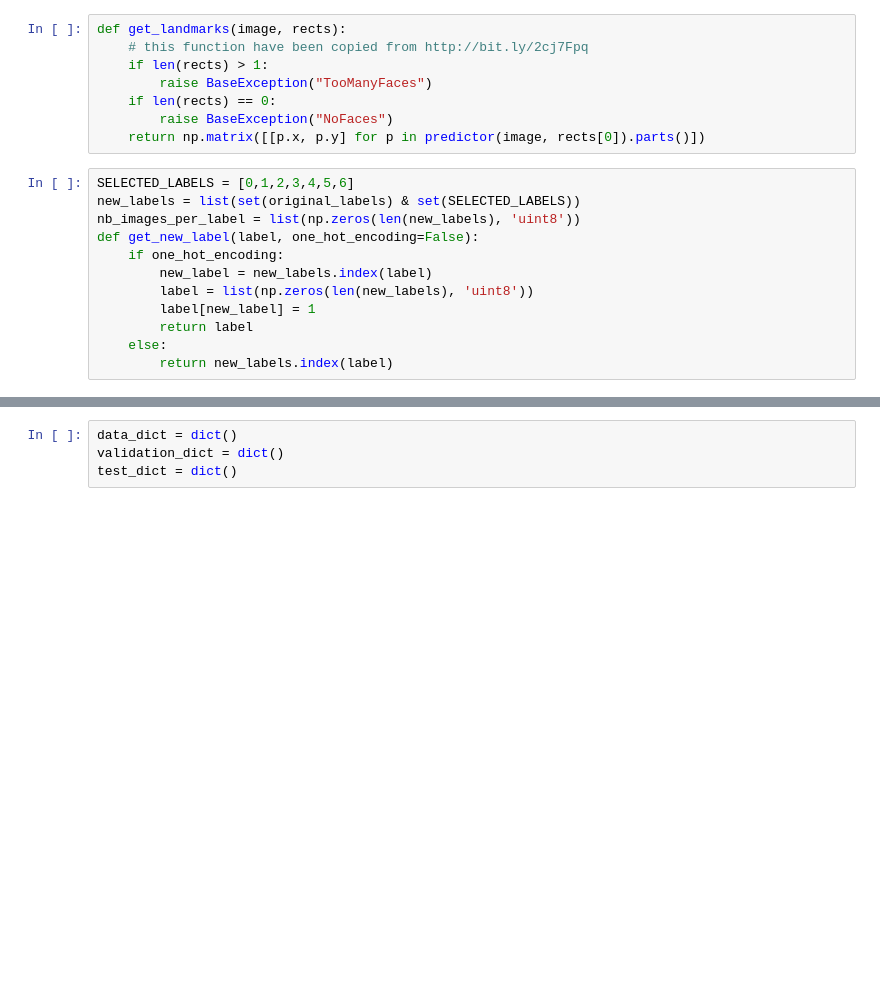
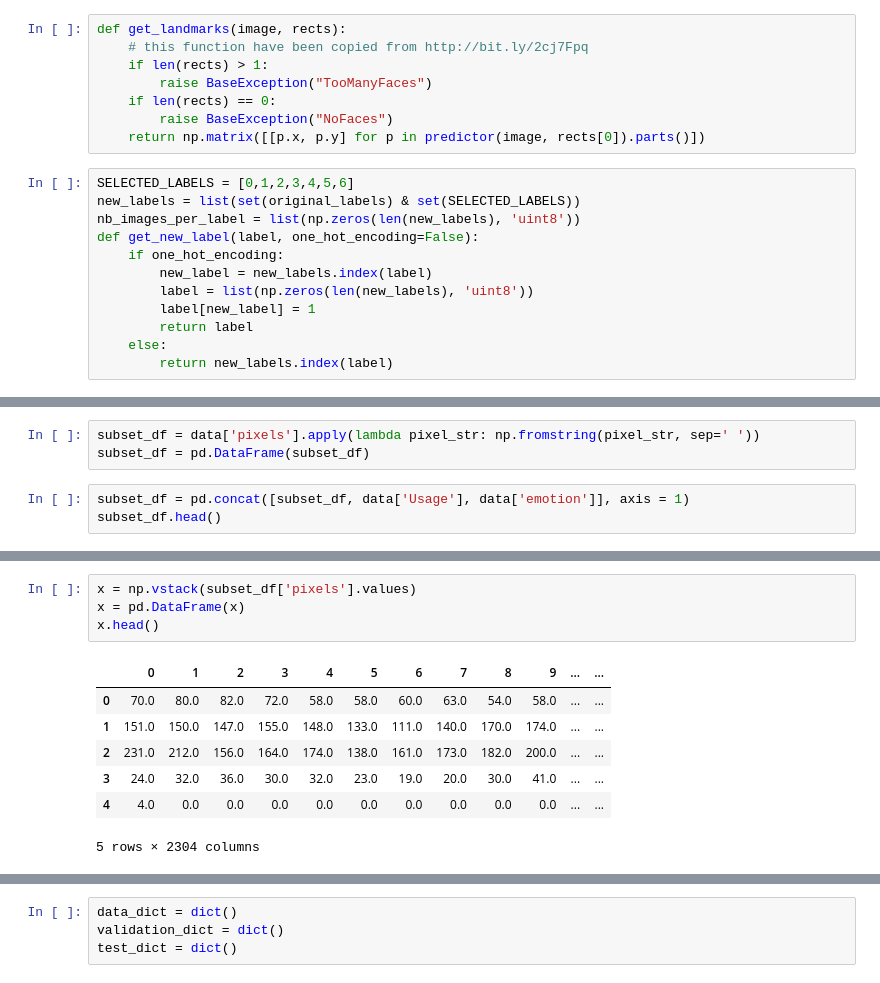
Before and after one commit to nagula-ritvika/emotion-recognition, a Jupyter notebook: SVM_FER.ipynb, the cells around one changed output, grey strips where cells are left out. Saved outputs shown, nothing was run; the diff lists cells and outputs as text; blank space fills up the shorter version.

```diff
--- a/SVM_FER.ipynb
+++ b/SVM_FER.ipynb
@@ -39,0 +57,6 @@ data = pd.read_csv('fer2013.csv')
+# %%
+subset_df = data['pixels'].apply(lambda pixel_str: np.fromstring(pixel_str, sep=' '))
+subset_df = pd.DataFrame(subset_df)
+# %%
+subset_df = pd.concat([subset_df, data['Usage'], data['emotion']], axis = 1)
+subset_df.head()
@@ -39,0 +70,12 @@ data = pd.read_csv('fer2013.csv')
+# %%
+x = np.vstack(subset_df['pixels'].values)
+x = pd.DataFrame(x)
+x.head()
+# %% [output]
+|  | 0 | 1 | 2 | 3 | 4 | 5 | 6 | 7 | 8 | 9 | ... | ... |
+| 0 | 70.0 | 80.0 | 82.0 | 72.0 | 58.0 | 58.0 | 60.0 | 63.0 | 54.0 | 58.0 | ... | ... |
+| 1 | 151.0 | 150.0 | 147.0 | 155.0 | 148.0 | 133.0 | 111.0 | 140.0 | 170.0 | 174.0 | ... | ... |
+| 2 | 231.0 | 212.0 | 156.0 | 164.0 | 174.0 | 138.0 | 161.0 | 173.0 | 182.0 | 200.0 | ... | ... |
+| 3 | 24.0 | 32.0 | 36.0 | 30.0 | 32.0 | 23.0 | 19.0 | 20.0 | 30.0 | 41.0 | ... | ... |
+| 4 | 4.0 | 0.0 | 0.0 | 0.0 | 0.0 | 0.0 | 0.0 | 0.0 | 0.0 | 0.0 | ... | ... |
+5 rows × 2304 columns
```
Also changed, not shown: parts of 38 cells of this notebook.
